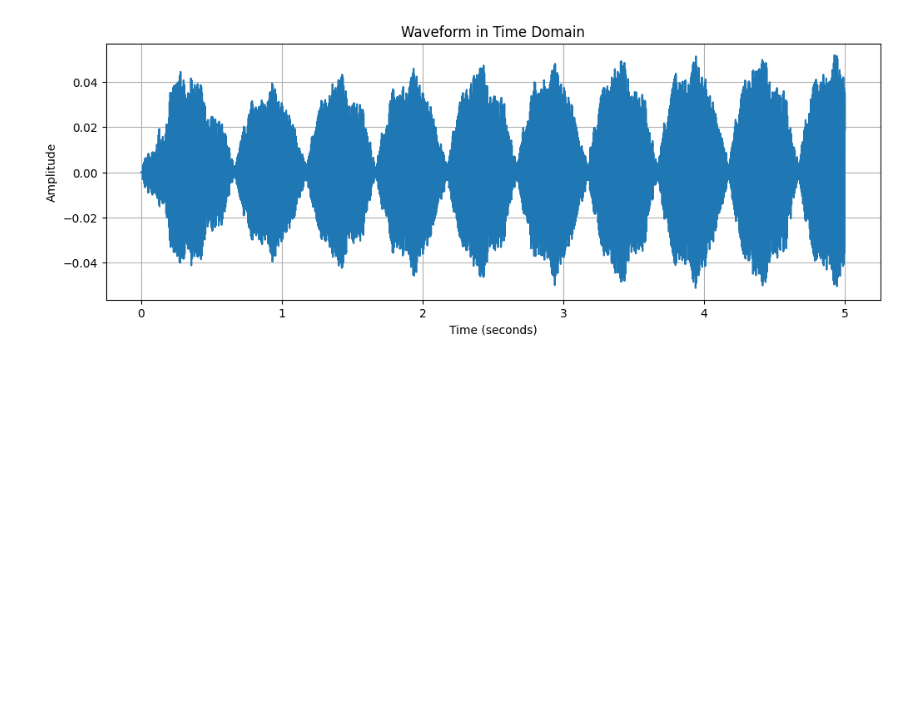
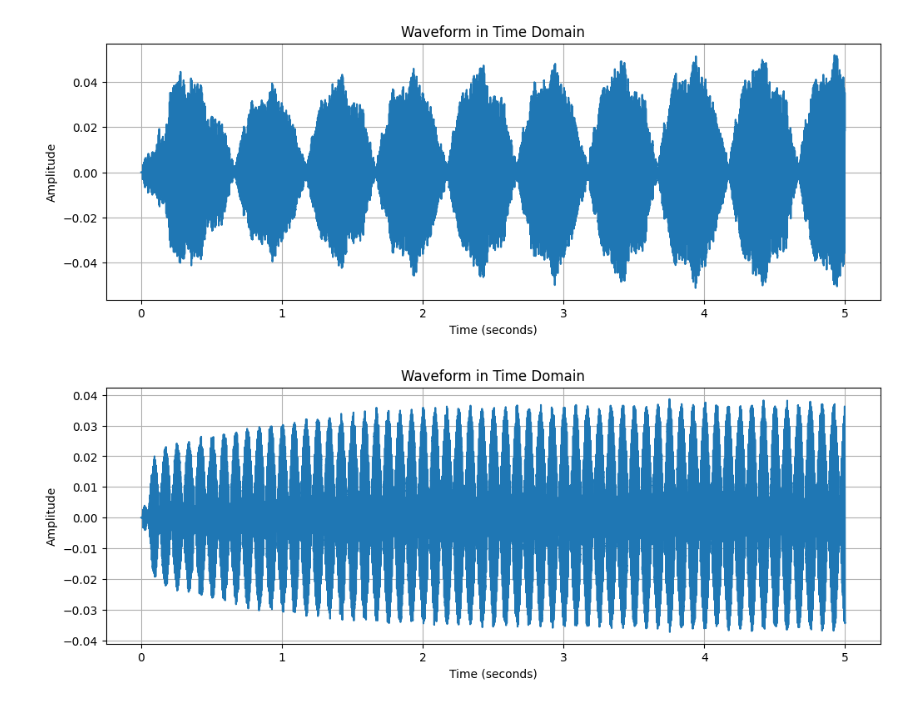
Before and after one commit to Gugo-le/wave-interference, a Jupyter notebook: physics.ipynb, the cells around one changed output. Drawn from its saved outputs; the diff is of its cells as text; code cells hidden in the pictures; blank space fills up the shorter version.

```diff
--- a/physics.ipynb
+++ b/physics.ipynb
@@ -44,3 +44,40 @@ fft_result = np.fft.fft(audio_data)
 freqs = np.fft.fftfreq(len(fft_result), 1/sample_rate)
 # %% [output]
 [figure]
+# %%
+import numpy as np
+import matplotlib.pyplot as plt
+from pydub import AudioSegment
+import soundfile as sf
+import io
+
+# 소리 파일 읽기
+audio_path = '/content/sound/alpha.m4a'
+audio = AudioSegment.from_file(audio_path, format="m4a")
+
+# 5초까지의 데이터만 사용
+audio = audio[:5000]
+
+# m4a 파일을 WAV로 변환
+wav_data = io.BytesIO()
+audio.export(wav_data, format="wav")
+wav_data.seek(0)
+
+# WAV 파일 읽기
+audio_data, sample_rate = sf.read(wav_data)
+
+# 시간 도메인에서의 파형 시각화
+time = np.arange(0, len(audio_data)) / sample_rate
+plt.figure(figsize=(12, 4))
+plt.plot(time, audio_data)
+plt.title('Waveform in Time Domain')
+plt.xlabel('Time (seconds)')
+plt.ylabel('Amplitude')
+plt.grid(True)
+plt.show()
+
+# FFT 적용
+fft_result = np.fft.fft(audio_data)
+freqs = np.fft.fftfreq(len(fft_result), 1/sample_rate)
+# %% [output]
+[figure, added]
```
